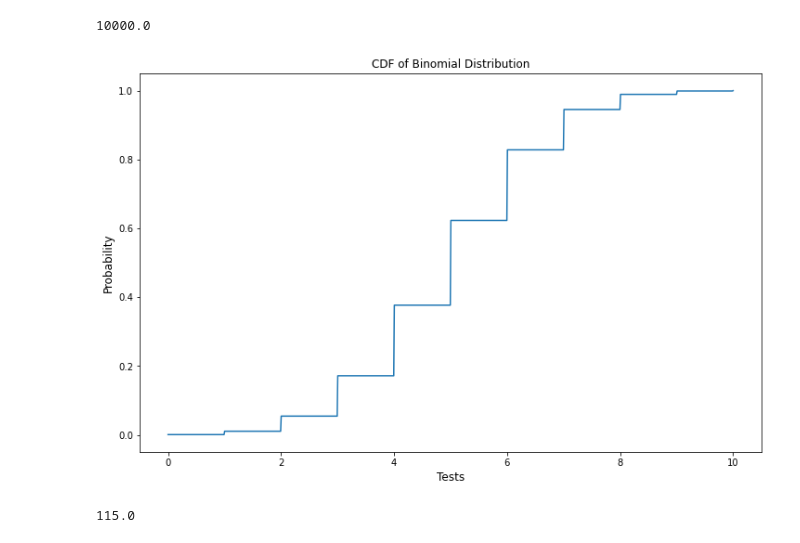
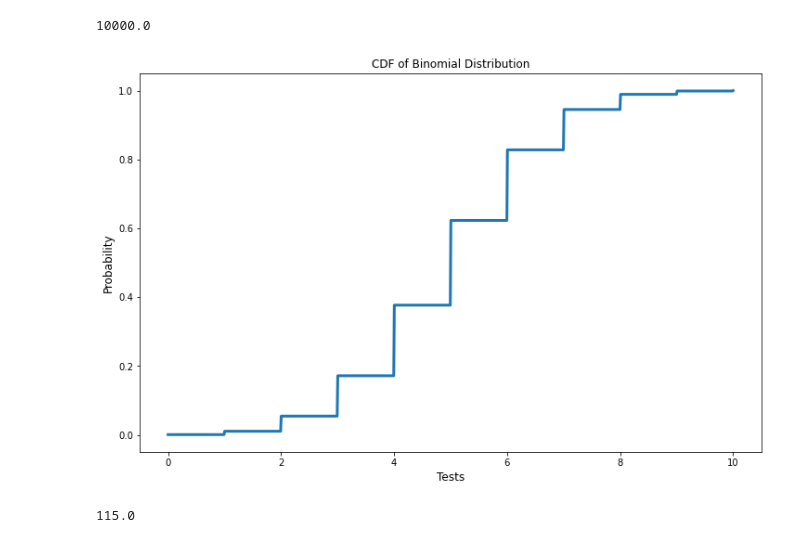
Before and after one commit to maria8ch/Phys434_BigData, a Jupyter notebook: lab1_Berres.ipynb, the cells around one changed output. Saved outputs shown, nothing was run; the diff lists cells and outputs as text; code cells hidden in the pictures.

```diff
--- a/lab1_Berres.ipynb
+++ b/lab1_Berres.ipynb
@@ -317,13 +420,13 @@ ax.set_title('Binomial Distribution',fontsize=12);
 # %%
 fig, ax = plt.subplots(figsize=(12, 7.5))
 x = np.linspace(0,10,1000)
-ax.plot(x,stats.binom.cdf(x,10,0.5))
+ax.plot(x,stats.binom.cdf(x,10,0.5),linewidth=3)
 ax.set_title('CDF of Binomial Distribution',fontsize=12)
 ax.set_xlabel('Tests',fontsize=12)
 ax.set_ylabel('Probability',fontsize=12);
 #ax.hlines(cd2,90,130)
 # %% [output]
-[figure, old version]
+[figure, new version]
 # %%
 cd2=stats.binom.cdf(115,n=200,p=0.6)
 stats.binom.ppf(cd2,n=200,p=0.6)
```
Also changed, not shown: parts of 35 cells of this notebook.
